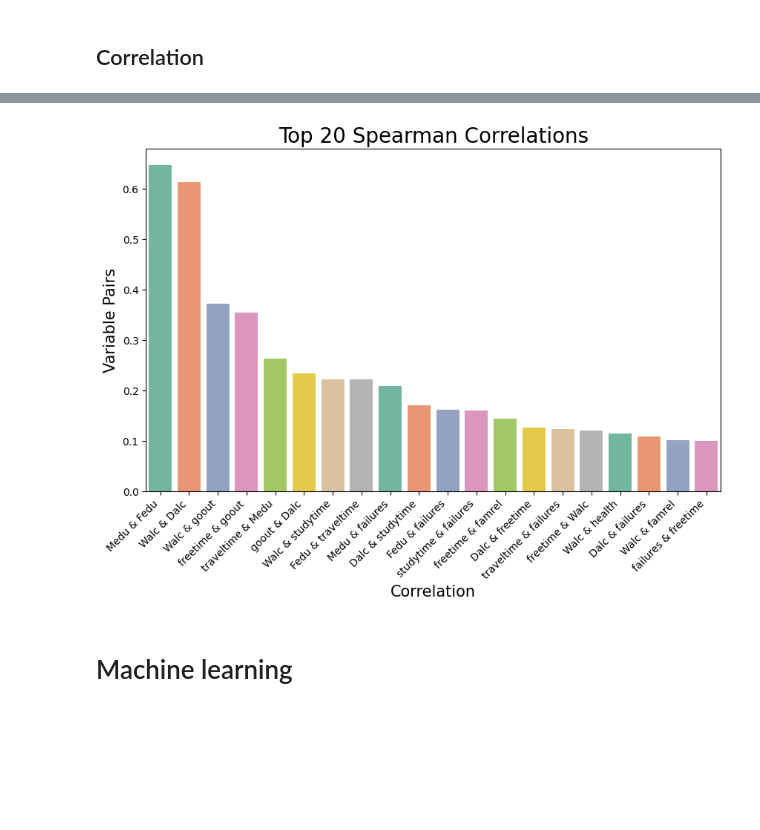
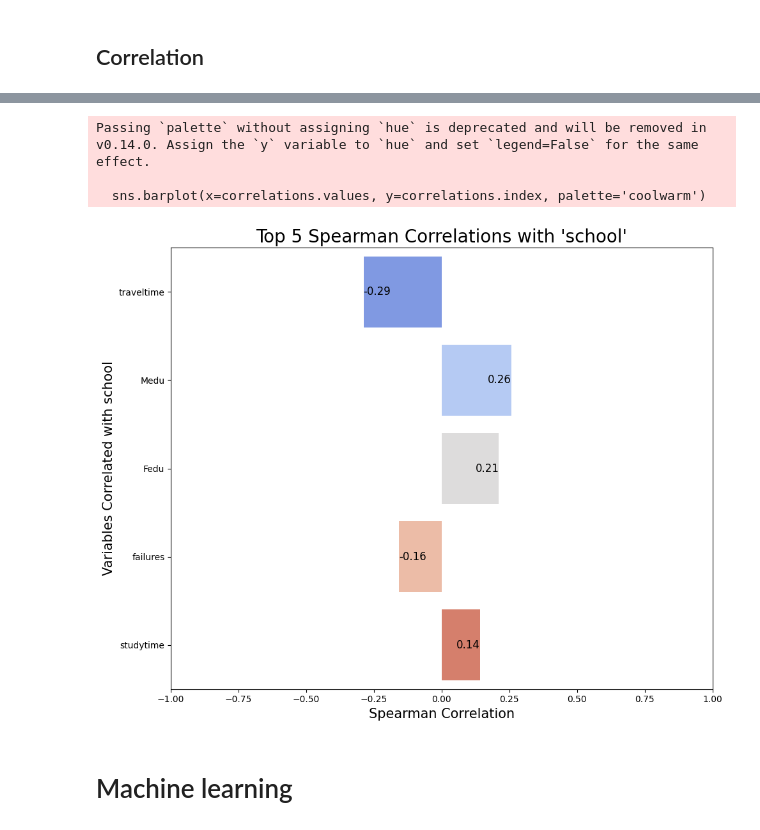
Before and after one commit to KeyCode17/school-scope-classification, a Jupyter notebook: student_project.ipynb, the cells around one changed output, grey strips where cells are left out. Saved outputs shown, nothing was run; the diff lists cells and outputs as text; code cells hidden in the pictures; blank space fills up the shorter version.

```diff
--- a/student_project.ipynb
+++ b/student_project.ipynb
@@ -469,9 +496,17 @@ plt.show()
-# %%
-top_n = 20
-top_spearman = get_top_correlations(spearman_corr, top_n=top_n)
-plot_top_correlations(top_spearman, f'Top {top_n} Spearman Correlations', "h")
-plt.show()
-# %% [output]
-[figure, removed]
+# %%
+# Extract top 5 correlations with 'school'
+top_n = 5
+top_school_correlations = get_top_correlations_with_column(spearman_corr, 'school', top_n=top_n)
+
+plot_correlations_with_column(
+    correlations=top_school_correlations,
+    target_column='school',
+    title=f"Top {top_n} Spearman Correlations with 'school'"
+)
+# %% [output]
+Passing `palette` without assigning `hue` is deprecated and will be removed in v0.14.0. Assign the `y` variable to `hue` and set `legend=False` for the same effect.
+
+  sns.barplot(x=correlations.values, y=correlations.index, palette='coolwarm')
+[figure, added]
 # %% [markdown]
 # Machine learning
```
Also changed, not shown: parts of 16 cells of this notebook, 10 other files.
